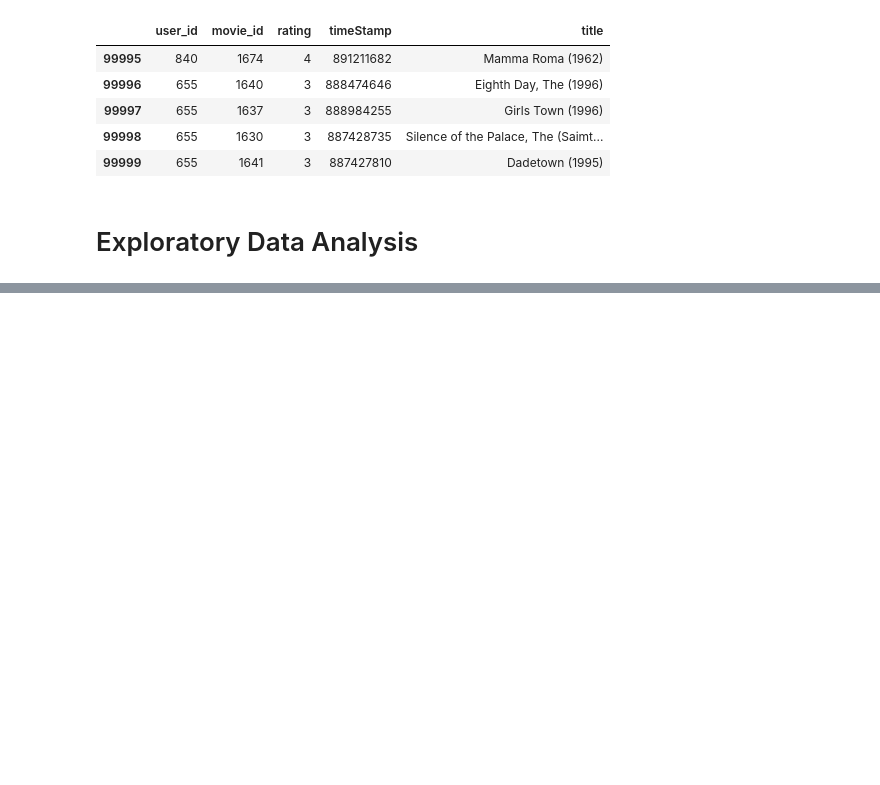
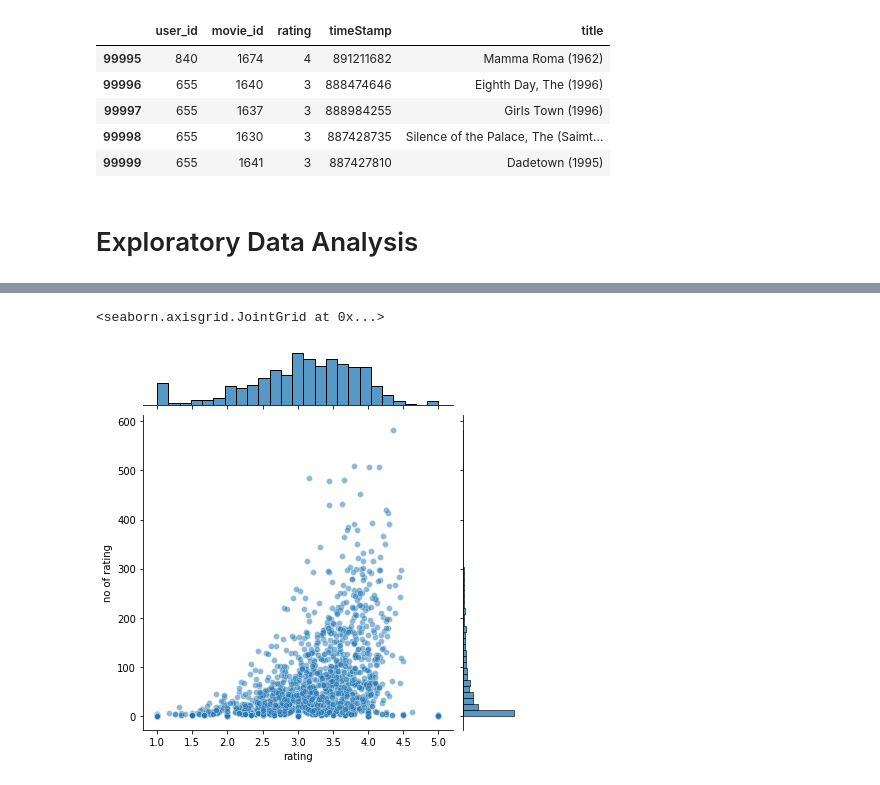
Before and after one commit to rohan-singh987/DataScience, a Jupyter notebook: movieRecommendationSystem/movieRecomendation.ipynb, the cells around one changed output, grey strips where cells are left out. Drawn from its saved outputs; the diff is of its cells as text; code cells hidden in the pictures; blank space fills up the shorter version.

```diff
--- a/movieRecommendationSystem/movieRecomendation.ipynb
+++ b/movieRecommendationSystem/movieRecomendation.ipynb
@@ -123,0 +258,7 @@ df.tail()
+# %%
+ratings = ratings.rename(columns = {"num_of_rating":"no of rating"})
+# %%
+sns.jointplot(x= "rating", y='no of rating' , data=ratings, alpha=0.5)
+# %% [output]
+<seaborn.axisgrid.JointGrid at 0x...>
+[figure, added]
```
Also changed, not shown: parts of 11 cells of this notebook.
